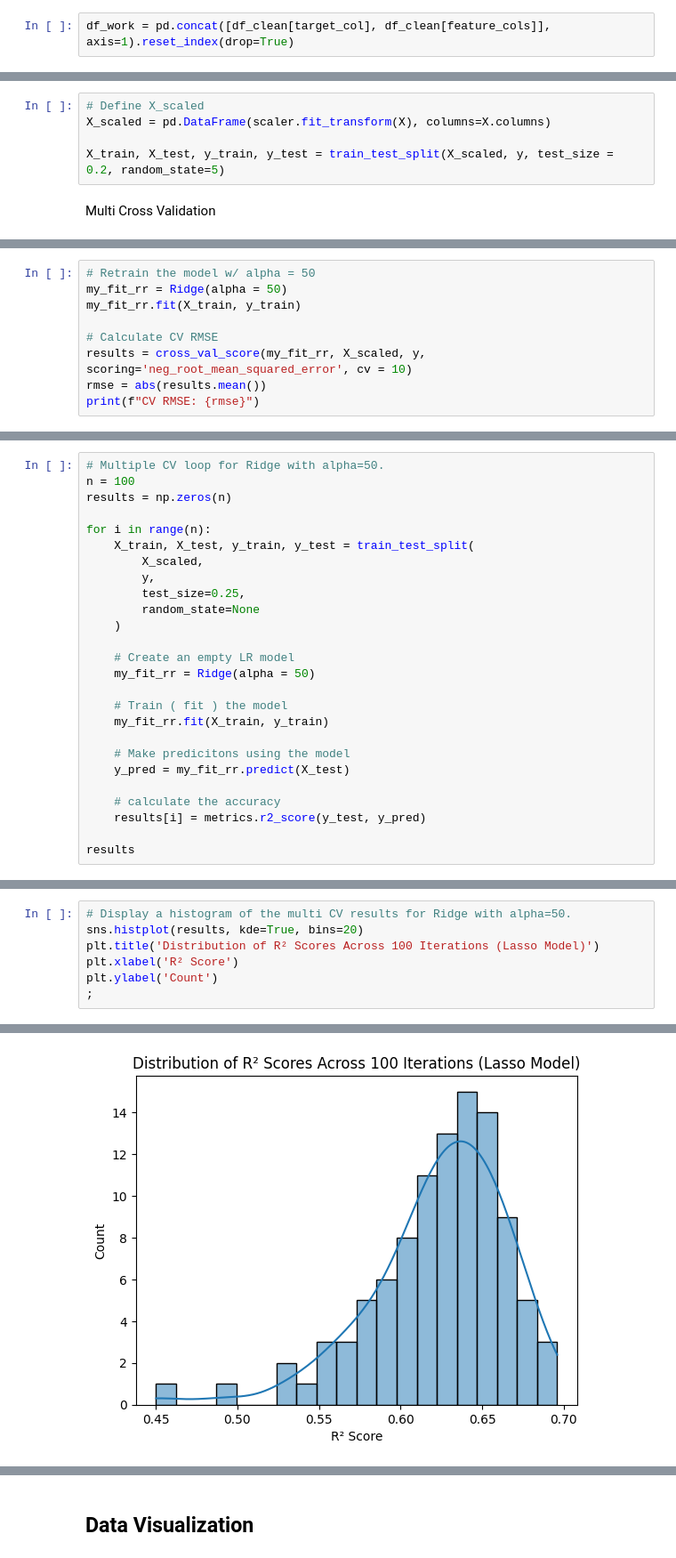
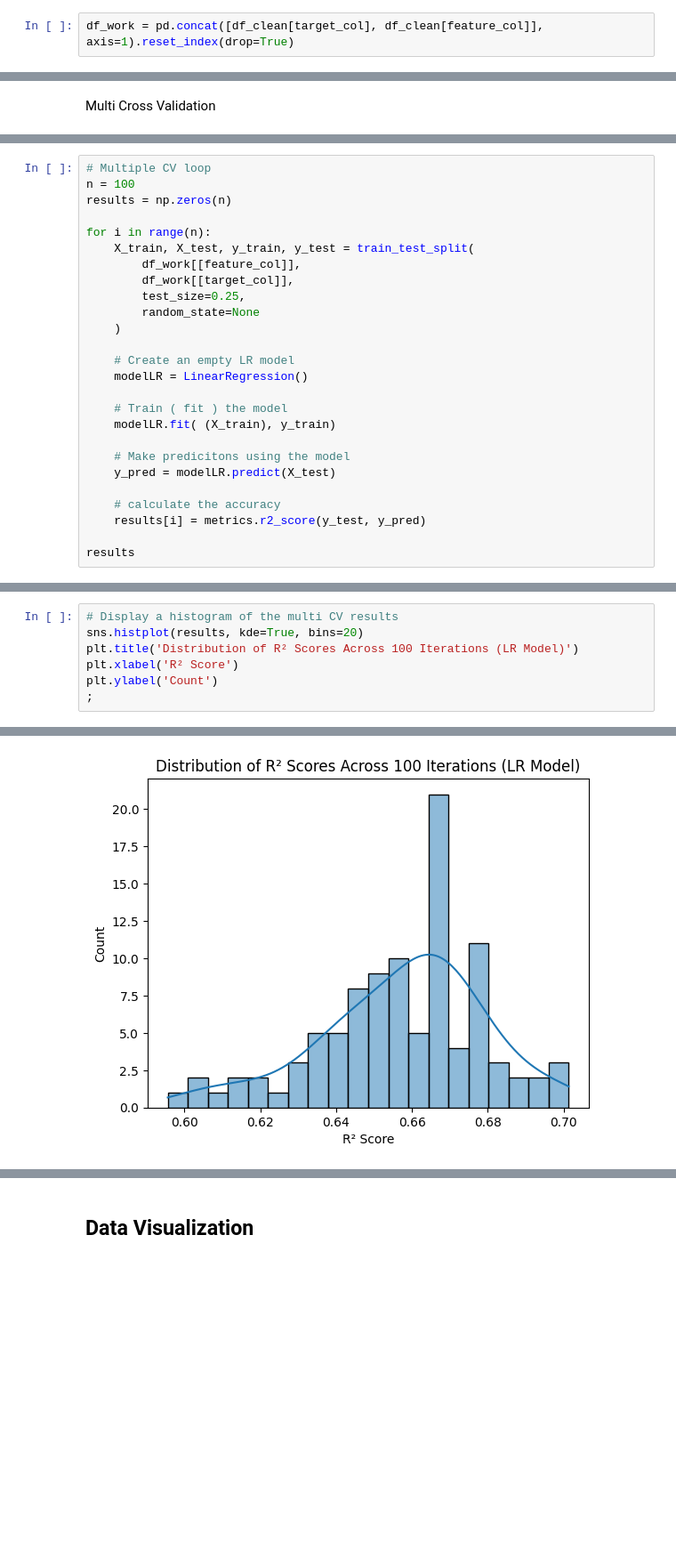
Before and after one commit to efitznm/Data-Science-Portfolio-C22, a Jupyter notebook: Modules/Module_2_Regression/Projects/Instructions/Project.2-Housing/Housing-Pass-11.ipynb, the cells around one changed output, grey strips where cells are left out. Shown at 89% size. Saved outputs shown, nothing was run; the diff lists cells and outputs as text; blank space fills up the shorter version.

```diff
--- a/Modules/Module_2_Regression/Projects/Instructions/Project.2-Housing/Housing-Pass-11.ipynb
+++ b/Modules/Module_2_Regression/Projects/Instructions/Project.2-Housing/Housing-Pass-11.ipynb
@@ -421,7 +488,7 @@ feature_cols = ['BsmtFin SF 1','Garage Yr Blt','Mas Vnr Area','Bsmt Unf SF','Gar
 # %% [markdown]
 ### Working Data Frame
 # %%
-df_work = pd.concat([df_clean[target_col], df_clean[feature_cols]], axis=1).reset_index(drop=True)
+df_work = pd.concat([df_clean[target_col], df_clean[feature_col]], axis=1).reset_index(drop=True)
 # %%
 df_work
 # %% [output]
@@ -494,7 +538,2 @@ Index(['BsmtFin SF 1', 'Garage Yr Blt', 'Mas Vnr Area', 'Bsmt Unf SF',
-# %%
-# Define X_scaled
-X_scaled = pd.DataFrame(scaler.fit_transform(X), columns=X.columns)
-
-X_train, X_test, y_train, y_test = train_test_split(X_scaled, y, test_size = 0.2, random_state=5)
 # %% [markdown]
 Multi Cross Validation
@@ -551,9 +539,0 @@ Alpha of 50 gives us the lowest RMSE score.
-# %%
-# Retrain the model w/ alpha = 50
-my_fit_rr = Ridge(alpha = 50)
-my_fit_rr.fit(X_train, y_train)
-
-# Calculate CV RMSE
-results = cross_val_score(my_fit_rr, X_scaled, y, scoring='neg_root_mean_squared_error', cv = 10)
-rmse = abs(results.mean())
-print(f"CV RMSE: {rmse}")
@@ -562,24 +540,24 @@ CV RMSE: 49363.521430336004
 # %%
-# Multiple CV loop for Ridge with alpha=50.
+# Multiple CV loop
 n = 100
 results = np.zeros(n)
 
 for i in range(n):
     X_train, X_test, y_train, y_test = train_test_split(
-        X_scaled,
-        y,
+        df_work[[feature_col]],
+        df_work[[target_col]],
         test_size=0.25,
         random_state=None
     )
 
     # Create an empty LR model
-    my_fit_rr = Ridge(alpha = 50)
+    modelLR = LinearRegression()
 
     # Train ( fit ) the model
-    my_fit_rr.fit(X_train, y_train)
+    modelLR.fit( (X_train), y_train)
 
     # Make predicitons using the model
-    y_pred = my_fit_rr.predict(X_test)
+    y_pred = modelLR.predict(X_test)
 
     # calculate the accuracy
     results[i] = metrics.r2_score(y_test, y_pred)
@@ -609,10 +587,10 @@ array([0.66479055, 0.68282323, 0.66981139, 0.62820362, 0.66139853,
 # %%
-# Display a histogram of the multi CV results for Ridge with alpha=50.
+# Display a histogram of the multi CV results
 sns.histplot(results, kde=True, bins=20)
-plt.title('Distribution of R² Scores Across 100 Iterations (Lasso Model)')
+plt.title('Distribution of R² Scores Across 100 Iterations (LR Model)')
 plt.xlabel('R² Score')
 plt.ylabel('Count')
 ;
 # %% [output]
 ''
-[figure, old version]
+[figure, new version]
```
Also changed, not shown: parts of 45 cells of this notebook.
